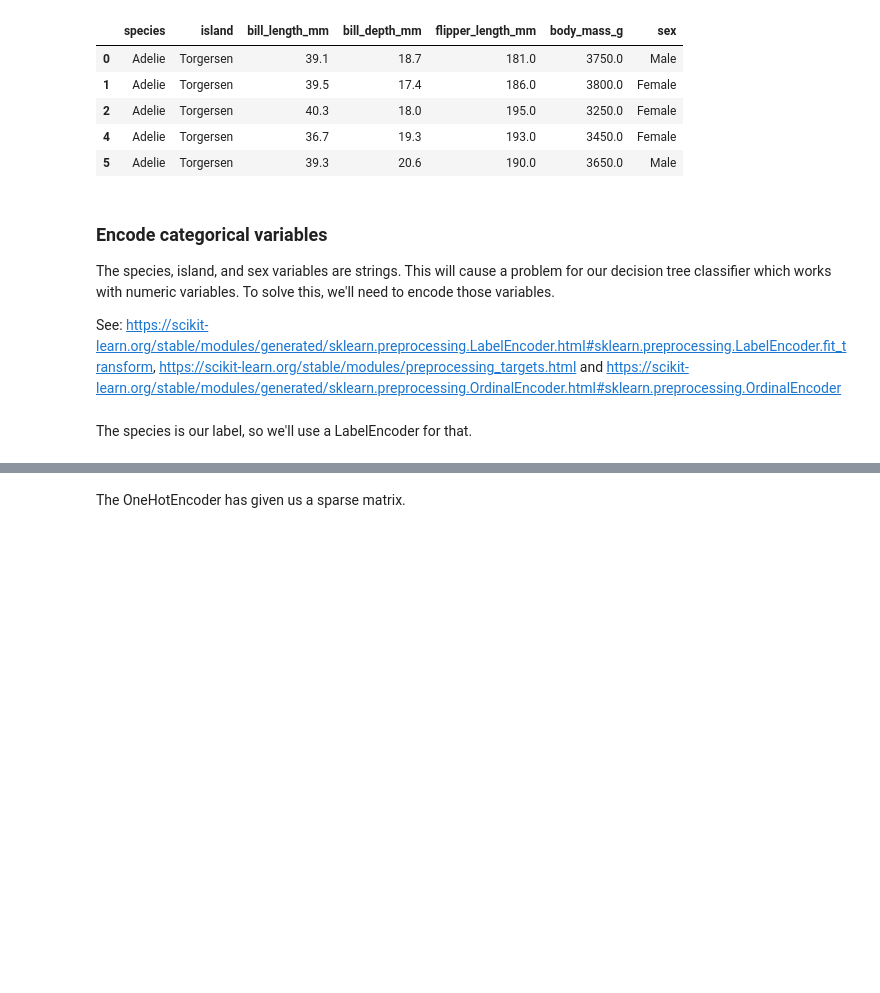
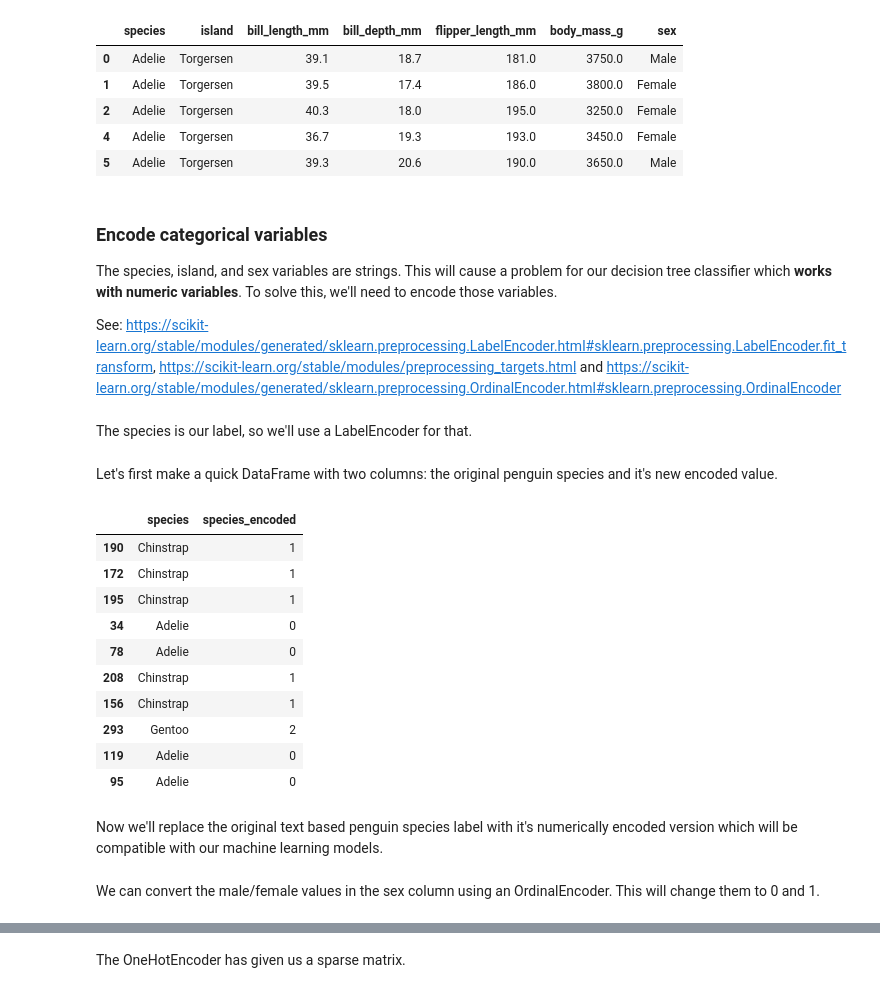
Before and after one commit to JohnMcKechnieGC/supervised-and-unsupervised-ml, a Jupyter notebook: classifying-penguins.ipynb, the cells around one changed output, grey strips where cells are left out. Saved outputs shown, nothing was run; the diff lists cells and outputs as text; code cells hidden in the pictures; blank space fills up the shorter version.

```diff
--- a/classifying-penguins.ipynb
+++ b/classifying-penguins.ipynb
@@ -71,7 +70,7 @@ penguins_df.head()
 # %% [markdown]
 ### Encode categorical variables
 
-The species, island, and sex variables are strings. This will cause a problem for our decision tree classifier which works with numeric variables. To solve this, we'll need to encode those variables.
+The species, island, and sex variables are strings. This will cause a problem for our decision tree classifier which **works with numeric variables**. To solve this, we'll need to encode those variables.
 
 See: https://scikit-learn.org/stable/modules/generated/sklearn.preprocessing.LabelEncoder.html#sklearn.preprocessing.LabelEncoder.fit_transform, https://scikit-learn.org/stable/modules/preprocessing_targets.html and https://scikit-learn.org/stable/modules/generated/sklearn.preprocessing.OrdinalEncoder.html#sklearn.preprocessing.OrdinalEncoder
 # %% [markdown]
@@ -78,0 +82,2 @@ The species is our label, so we'll use a LabelEncoder for that.
+# %% [markdown]
+Let's first make a quick DataFrame with two columns: the original penguin species and it's new encoded value.
@@ -79 +87,17 @@ The species is our label, so we'll use a LabelEncoder for that.
+# %%
+encoding_df.sample(10)
+# %% [output]
+|  | species | species_encoded |
+| 190 | Chinstrap | 1 |
+| 172 | Chinstrap | 1 |
+| 195 | Chinstrap | 1 |
+| 34 | Adelie | 0 |
+| 78 | Adelie | 0 |
+| 208 | Chinstrap | 1 |
+| 156 | Chinstrap | 1 |
+| 293 | Gentoo | 2 |
+| 119 | Adelie | 0 |
+| 95 | Adelie | 0 |
+# %% [markdown]
+Now we'll replace the original text based penguin species label with it's numerically encoded version which will be compatible with our machine learning models.
 # %%
@@ -81 +104,3 @@ label_encoder = LabelEncoder()
 penguins_df['species'] = label_encoder.fit_transform(penguins_df['species'])
+# %% [markdown]
+We can convert the male/female values in the sex column using an OrdinalEncoder. This will change them to 0 and 1.
```
Also changed, not shown: parts of 40 cells of this notebook, 9 other files.
